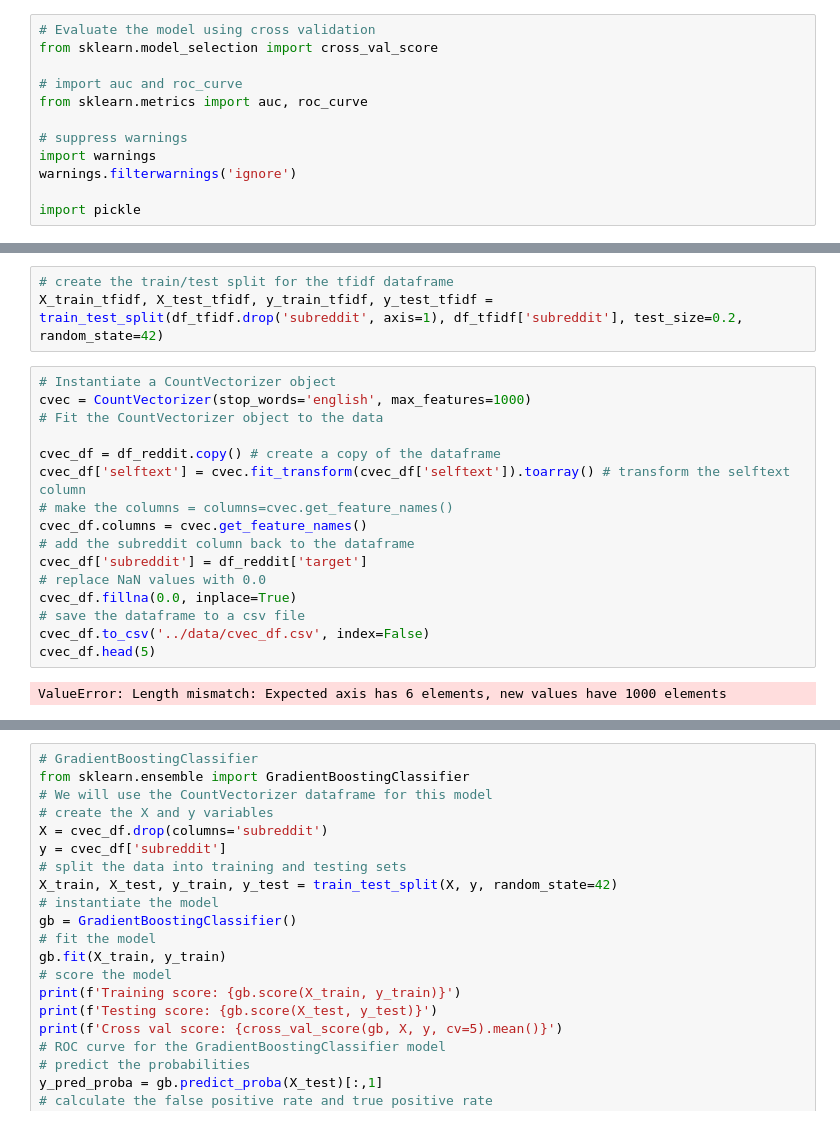
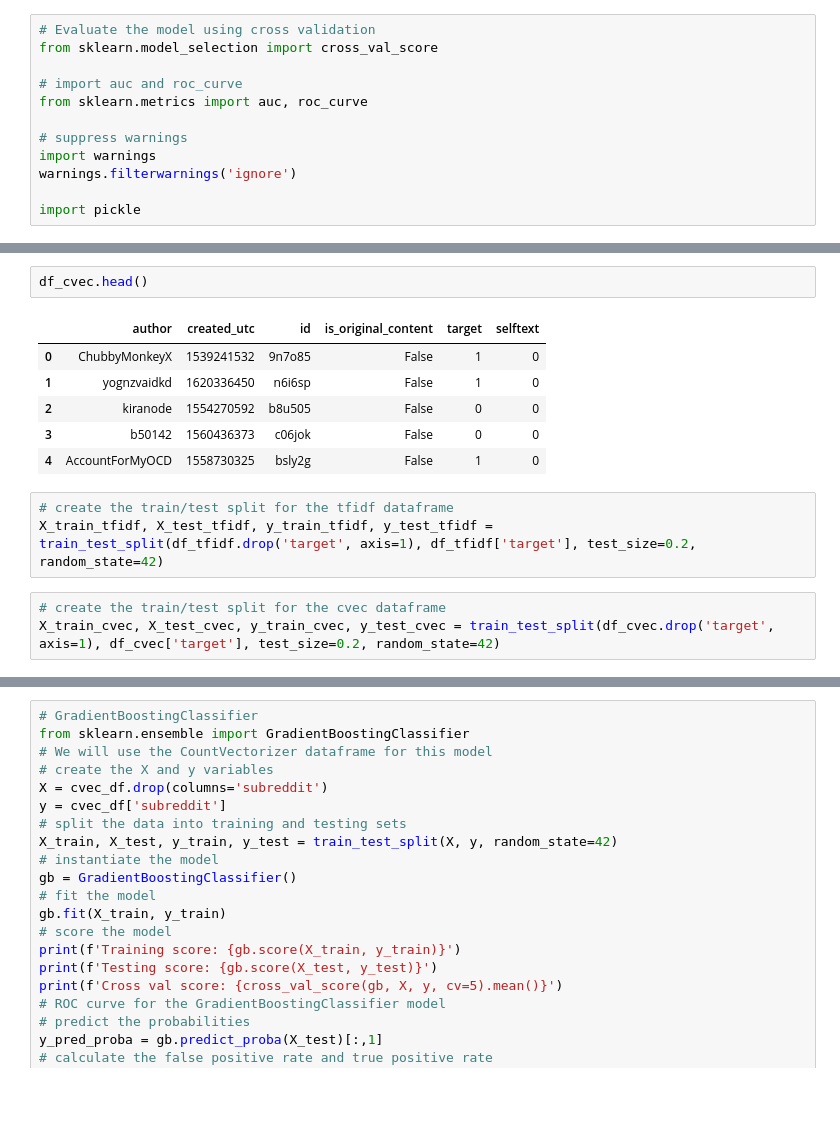
Before and after one commit to grahamwaters/Reddit-NLP-Analysis, a Jupyter notebook: notebooks/final_report_checkpoint.ipynb, the cells around one changed output, grey strips where cells are left out. Cells and saved outputs as stored; diff of their text form; blank space fills up the shorter version.

```diff
--- a/notebooks/final_report_checkpoint.ipynb
+++ b/notebooks/final_report_checkpoint.ipynb
@@ -517,21 +782,15 @@ print(f'The pickle files generated here have the following sizes: \n TFIDF: {os.
+# %%
+df_cvec.head()
+# %% [output]
+|  | author | created_utc | id | is_original_content | target | selftext |
+| 0 | ChubbyMonkeyX | 1539241532 | 9n7o85 | False | 1 | 0 |
+| 1 | yognzvaidkd | 1620336450 | n6i6sp | False | 1 | 0 |
+| 2 | kiranode | 1554270592 | b8u505 | False | 0 | 0 |
+| 3 | b50142 | 1560436373 | c06jok | False | 0 | 0 |
+| 4 | AccountForMyOCD | 1558730325 | bsly2g | False | 1 | 0 |
 # %%
 # create the train/test split for the tfidf dataframe
-X_train_tfidf, X_test_tfidf, y_train_tfidf, y_test_tfidf = train_test_split(df_tfidf.drop('subreddit', axis=1), df_tfidf['subreddit'], test_size=0.2, random_state=42)
+X_train_tfidf, X_test_tfidf, y_train_tfidf, y_test_tfidf = train_test_split(df_tfidf.drop('target', axis=1), df_tfidf['target'], test_size=0.2, random_state=42)
-# %%
-# Instantiate a CountVectorizer object
-cvec = CountVectorizer(stop_words='english', max_features=1000)
-# Fit the CountVectorizer object to the data
-
-cvec_df = df_reddit.copy() # create a copy of the dataframe
-cvec_df['selftext'] = cvec.fit_transform(cvec_df['selftext']).toarray() # transform the selftext column
-# make the columns = columns=cvec.get_feature_names()
-cvec_df.columns = cvec.get_feature_names()
-# add the subreddit column back to the dataframe
-cvec_df['subreddit'] = df_reddit['target']
-# replace NaN values with 0.0
-cvec_df.fillna(0.0, inplace=True)
-# save the dataframe to a csv file
-cvec_df.to_csv('../data/cvec_df.csv', index=False)
-cvec_df.head(5)
-# %% [output]
-ValueError: Length mismatch: Expected axis has 6 elements, new values have 1000 elements
+# %%
+# create the train/test split for the cvec dataframe
+X_train_cvec, X_test_cvec, y_train_cvec, y_test_cvec = train_test_split(df_cvec.drop('target', axis=1), df_cvec['target'], test_size=0.2, random_state=42)
```
Also changed, not shown: parts of 27 cells of this notebook, 5 other files.
